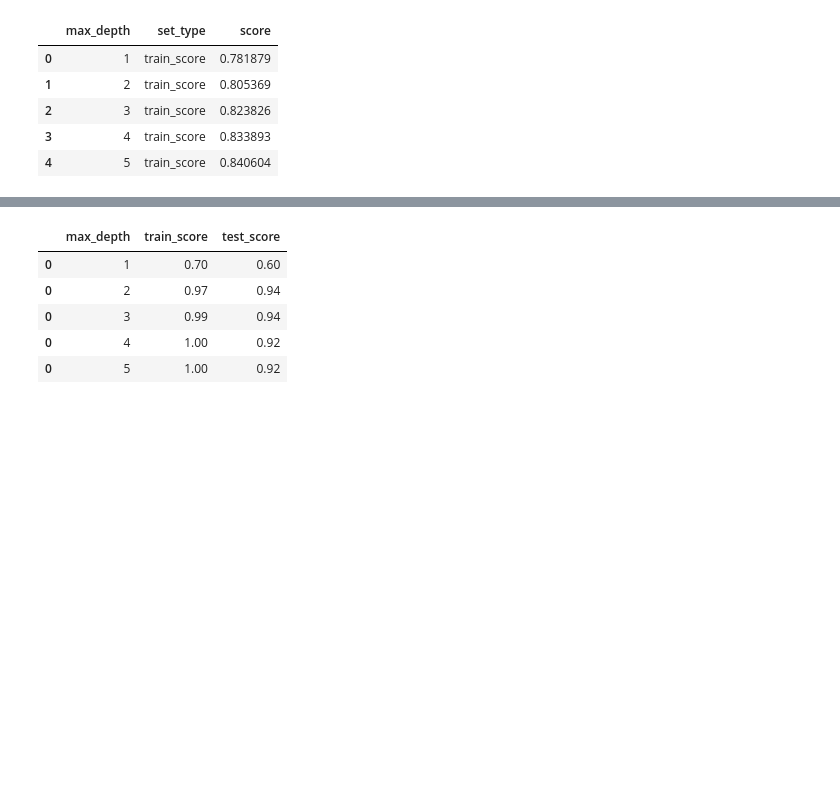
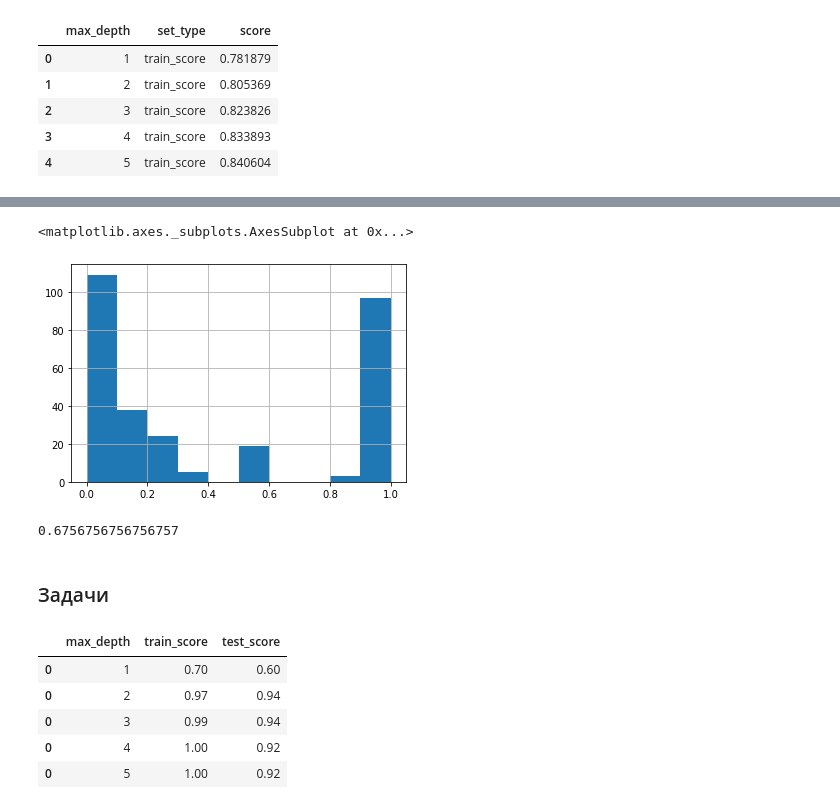
Before and after one commit to vasiljev-sr/MyJupyterNotebook, a Jupyter notebook: Stepik/Step 2/ Titanic Machine Learning from Disaster.ipynb, the cells around one changed output, grey strips where cells are left out. Saved outputs shown, nothing was run; the diff lists cells and outputs as text; code cells hidden in the pictures; blank space fills up the shorter version.

```diff
--- a/Stepik/Step 2/ Titanic Machine Learning from Disaster.ipynb
+++ b/Stepik/Step 2/ Titanic Machine Learning from Disaster.ipynb
@@ -181,0 +189,4 @@ cross_val_score(clf,X_test,y_test, cv=5).mean()
+# %%
+grid_searchCV_clf = GridSearchCV(clf, parametrs, cv=5)
+# %%
+grid_searchCV_clf.fit(X_train,y_train)
@@ -181,0 +201,2 @@ cross_val_score(clf,X_test,y_test, cv=5).mean()
+# %%
+best_clf = grid_searchCV_clf.best_estimator_
@@ -181,0 +219,3 @@ cross_val_score(clf,X_test,y_test, cv=5).mean()
+# %%
+y_pred_probability = best_clf.predict_proba(X_test)
+y_pred_probability
@@ -181,0 +240,5 @@ cross_val_score(clf,X_test,y_test, cv=5).mean()
+# %%
+pd.Series(y_pred_probability[:,1]).hist()
+# %% [output]
+<matplotlib.axes._subplots.AxesSubplot at 0x...>
+[figure, added]
@@ -182,3 +247,9 @@ cross_val_score(clf,X_test,y_test, cv=5).mean()
+# %%
+precision_score(y_test, y_pred)
+# %% [output]
+0.6756756756756757
+# %% [markdown]
+### Задачи
 # %%
 test_iris = pd.read_csv('test_iris.csv')
 train_iris = pd.read_csv('train_iris.csv')
```
Also changed, not shown: parts of 34 cells of this notebook, 3 other files.
